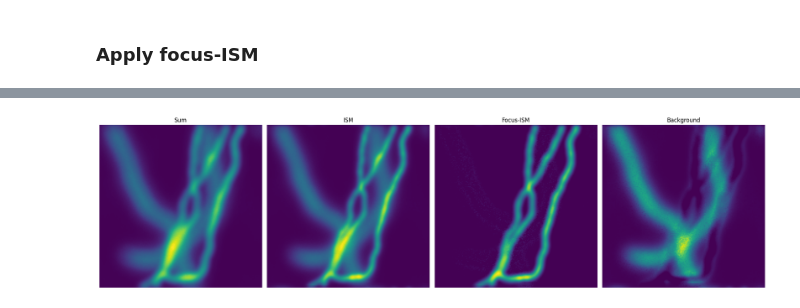
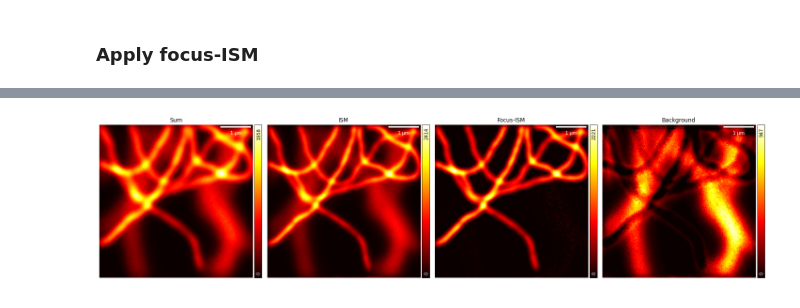
Before and after one commit to VicidominiLab/BrightEyes-ISM, a Jupyter notebook: examples/BrightEyes_ISM_demo.ipynb, the cells around one changed output, grey strips where cells are left out. Saved outputs shown, nothing was run; the diff lists cells and outputs as text; code cells hidden in the pictures.

```diff
--- a/examples/BrightEyes_ISM_demo.ipynb
+++ b/examples/BrightEyes_ISM_demo.ipynb
@@ -229,27 +210,28 @@ Calculating field near the focus:
 #%% Generate tubulin
 
 tubulin = simTub.tubSettings()
-tubulin.xy_pixel_size = pxsizex
-tubulin.xy_dimension = Nx
+tubulin.xy_pixel_size = grid.pxsizex
+tubulin.xy_dimension = grid.Nx
 tubulin.xz_dimension = 1
 tubulin.z_pixel = 1
-tubulin.n_filament = 3
-tubulin.radius_filament = pxsizex*0.6
+tubulin.n_filament = 6
+tubulin.radius_filament = grid.pxsizex*0.6
 tubulin.intensity_filament = [0.5,0.9]
 phTub = simTub.functionPhTub(tubulin)
 
 TubDec = phTub[:,:,0]
+flux = 1e4
+obj_oof = TubDec*flux
 
 #%% Convolve tubulin with psf
 
 img_oof = np.empty(PSF.shape)
 
-for n in range(N**2):
-    img_oof[:, :, n] = sgn.convolve(TubDec, PSF_oof[:, :, n] ,mode = 'same')
+for n in range(grid.N**2):
+    img_oof[:, :, n] = sgn.convolve(obj_oof, PSF_oof[:, :, n] ,mode = 'same')
 
 #%% Convert to photons and add Poisson noise
 
-img_oof *= 10
 img_oof = np.uint16(img_oof)
 
 img_oof = poisson(img_oof)
@@ -258,7 +240,5 @@ img_oof = poisson(img_oof)
 
 img_oof_sum = np.sum(img_oof, axis = -1)
 
-plt.figure()
-plt.imshow(img_oof_sum)
-plt.axis('off')
+fig, ax = gr.ShowImg(img_oof_sum, pxsize_x = px)
 # %% [output]
@@ -291,27 +271,22 @@ Focus_sum, Bkg_sum, ism_sum = fism.focusISM(img_bkg, calibration = PSF)
 # %%
-fig = plt.figure(figsize=(20,10))
+fig, ax = plt.subplots(1, 4, figsize=(20,10))
 
-ax = fig.add_subplot(1, 4, 1)
-ax.imshow(img_bkg_sum)
-ax.set_title('Sum')
-plt.axis('off')
-
-ax = fig.add_subplot(1, 4, 2)
-ax.imshow(ism_sum)
-ax.set_title('ISM')
-plt.axis('off')
-
-ax = fig.add_subplot(1, 4, 3)
-ax.imshow(Focus_sum)
-ax.set_title('Focus-ISM')
-plt.axis('off')
+gr.ShowImg(img_bkg_sum, pxsize_x = px, fig = fig, ax = ax[0])
+ax[0].set_title('Sum')
 
 
-ax = fig.add_subplot(1, 4, 4)
-ax.imshow(Bkg_sum)
-ax.set_title('Background')
-plt.axis('off')
+gr.ShowImg(ism_sum, pxsize_x = px, fig = fig, ax = ax[1])
+ax[1].set_title('ISM')
 
-plt.tight_layout()
+
+gr.ShowImg(Focus_sum, pxsize_x = px, fig = fig, ax = ax[2])
+ax[2].set_title('Focus-ISM')
+
+
+gr.ShowImg(Bkg_sum, pxsize_x = px, fig = fig, ax = ax[3])
+ax[3].set_title('Background')
+
+
+fig.tight_layout()
 # %% [output]
-[figure, old version]
+[figure, new version]
```
Also changed, not shown: parts of 16 cells of this notebook.
